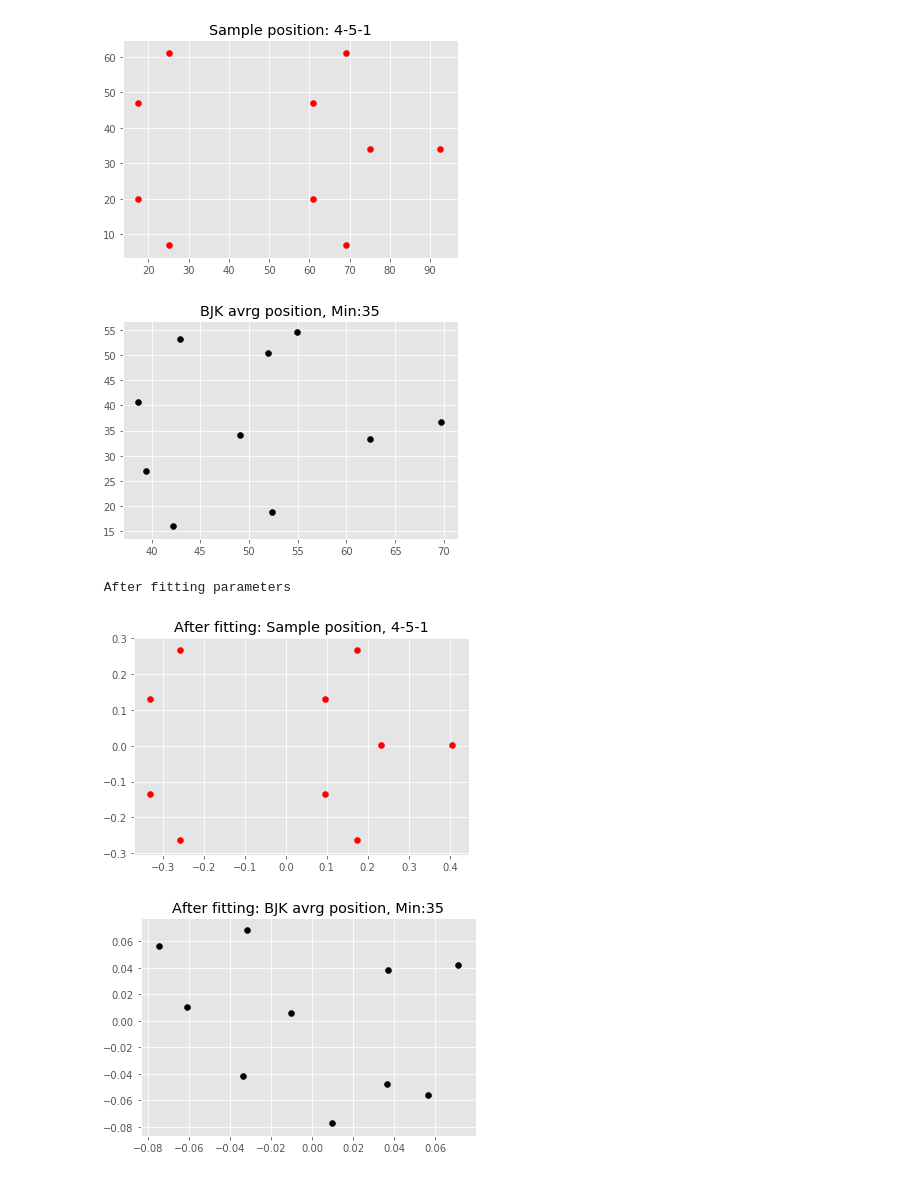
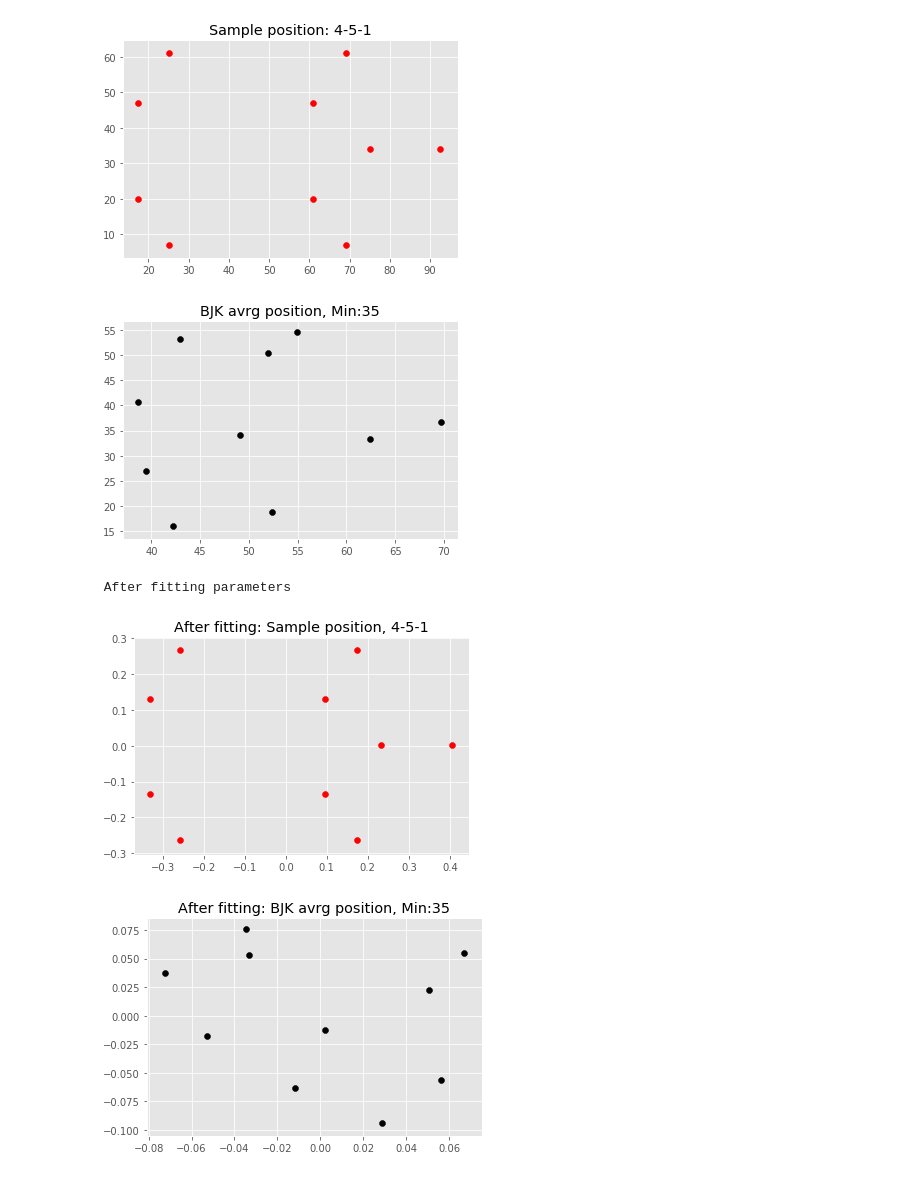
Before and after one commit to anaramirli/predict-soccer-ball-location, a Jupyter notebook: src/procrustestTest.ipynb, the cells around one changed output. Drawn from its saved outputs; the diff is of its cells as text; code cells hidden in the pictures.

```diff
--- a/src/procrustestTest.ipynb
+++ b/src/procrustestTest.ipynb
@@ -7,46 +7,52 @@ import matplotlib.pyplot as plt
 style.use('ggplot')
 
 
+# GK data isn't included
 
-
-
+# sample data given in the excell datasheet
 sample_position = np.array([[25, 7], [17.5, 20], [17.5, 47], [25, 61], [69, 7], [61, 20],
               [61, 47], [69, 61], [75, 34], [92.5, 34]])
 
 
-example = np.array([[38.64, 40.69], [39.45, 27], [54.90, 54.49], [52.37, 18.85], [51.97, 50.42], [49.05, 34.05],
+# actual match data
+
+example = np.array([[39.45, 27],[38.64, 40.69], [54.90, 54.49], [52.37, 18.85], [51.97, 50.42], [49.05, 34.05],
               [69.70, 36.65], [42.97, 53.14], [42.23, 16.06], [62.38, 33.30]])
 
+
+# ploot sample data
 plt.title(r'Sample position: 4-5-1')
 for i in range(0, len(sample_position)):
     plt.scatter(sample_position[i][0], sample_position[i][1], marker="o", color="r", linewidths=0.5)
 plt.show()
 
-
+# plot actual data
 plt.title(r'BJK avrg position, Min:35')
 for i in range(0, len(example)):
     plt.scatter(example[i][0], example[i][1], marker="o", color="k", linewidths=0.5)
 plt.show()
 
 mtx1, mtx2, disparity = procrustes(sample_position, example)
 
 
 print('\n After fitting parameters')
 
 
+# ploot mtx1
 plt.title(r'After fitting: Sample position, 4-5-1')
 for i in range(0, len(mtx1)):
     plt.scatter(mtx1[i][0], mtx1[i][1], marker="o", color="r", linewidths=0.5)
 plt.show()
 
 
+# plot mtx2
 plt.title(r'After fitting: BJK avrg position, Min:35')
 for i in range(0, len(mtx2)):
     plt.scatter(mtx2[i][0], mtx2[i][1], marker="o", color="k", linewidths=0.5)
 plt.show()
 # %% [output]
 [figure]
 [figure]
  After fitting parameters
 [figure]
-[figure, old version]
+[figure, new version]
```
